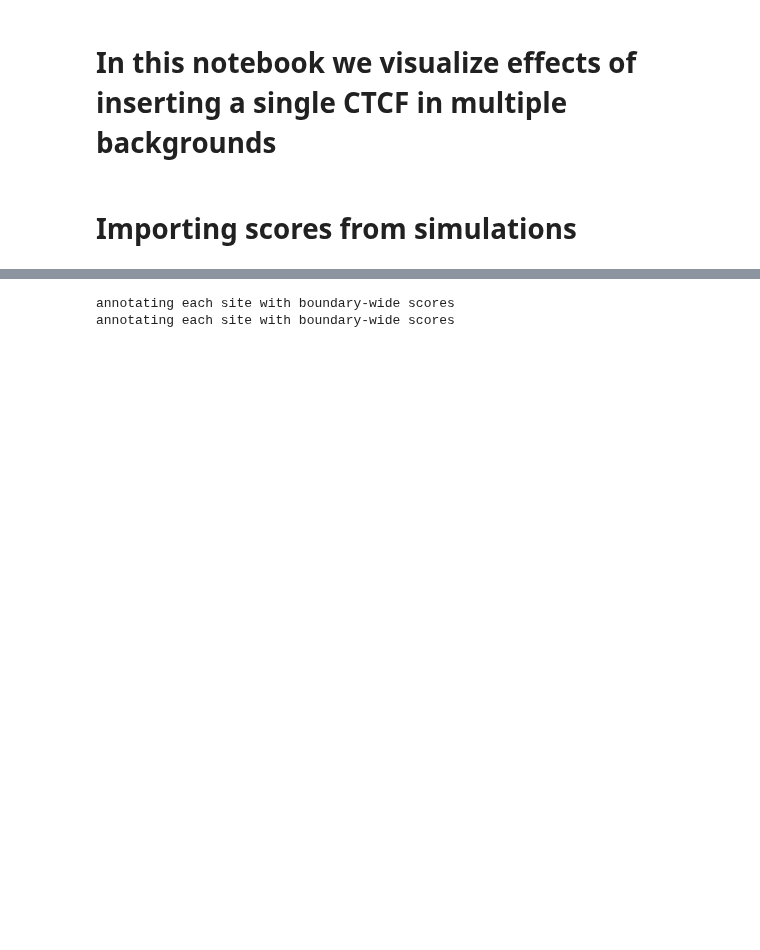
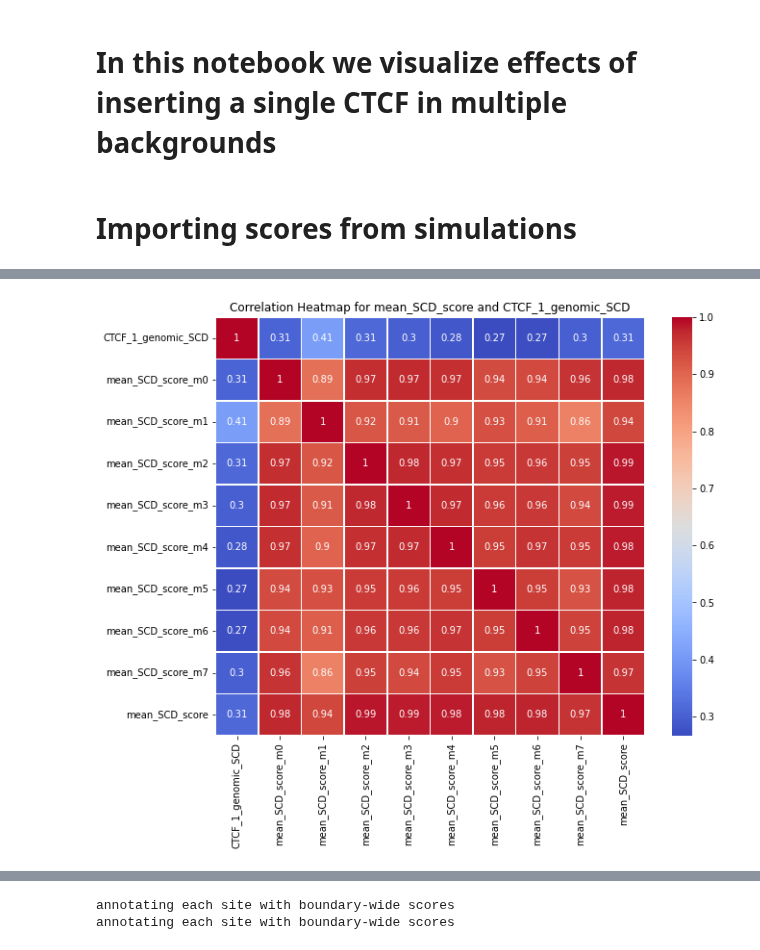
Before and after one commit to Fudenberg-Research-Group/akita_utils, a Jupyter notebook: bin/insert_experiments/analysis/CTCF_motif_deletion_vs_insertion.ipynb, the cells around one changed output, grey strips where cells are left out. Drawn from its saved outputs; the diff is of its cells as text; code cells hidden in the pictures; blank space fills up the shorter version.

```diff
--- a/bin/insert_experiments/analysis/CTCF_motif_deletion_vs_insertion.ipynb
+++ b/bin/insert_experiments/analysis/CTCF_motif_deletion_vs_insertion.ipynb
@@ -61,11 +61,11 @@ def load_data(h5_dirs, scd_stats, models=[1]):
 
         return merged_df.reset_index(drop=True)
 # %%
-uniformly_selcted_model2_motifs_h5_dirs = (
- # "/scratch1/kamulege/insert_experiments/12_uniformly_selcted_model2_motifs/*/*/*.h5"
-    "/scratch1/kamulege/insert_experiments/11_uniformly_selcted_model6_motifs_v2/*/*/*.h5"
-)
-
+uniformly_selcted_model2_motifs_h5_dirs = ("/scratch1/kamulege/insert_experiments/11_uniformly_selcted_model6_motifs_v2/*/*/*.h5")
 uniformly_selcted_model2_motifs_df = load_data(uniformly_selcted_model2_motifs_h5_dirs, scd_stats=["SCD", "SSD"], models=[2,3,4,5,6,7])
 
-# uniformly_selcted_model2_motifs_df
+model0_strong_30_h5_dirs = ("/scratch1/kamulege/insert_experiments/model0_strong_30/*/*/*.h5")
+model0_strong_30_motifs_df = load_data(model0_strong_30_h5_dirs, scd_stats=["SCD", "SSD"], models=[0,1,2,3,4,5,6,7])
+
+model0_uniform_100_h5_dirs = ("/scratch1/kamulege/insert_experiments/model0_uniform_100/*/*/*.h5")
+model0_uniform_100_motifs_df = load_data(model0_uniform_100_h5_dirs, scd_stats=["SCD", "SSD"], models=[0,1,2,3,4,5,6,7])
@@ -116,3 +143,21 @@ plt.show()
 # %%
-# [i for i in range(-1000,1050,50)]
+import seaborn as sns
+import matplotlib.pyplot as plt
+
+data = motifs_df
+
+# Filter columns that contain "mean_SCD_score" and "CTCF_1_genomic_SCD" in their names
+columns_of_interest = [col for col in data.columns if "mean_SCD_score" in col or col == "CTCF_1_genomic_SCD"]
+data_selected = data[columns_of_interest]
+
+# Calculate correlation matrix
+correlation_matrix = data_selected.corr()
+
+# Create a heatmap of the correlation matrix
+plt.figure(figsize=(10, 8))
+sns.heatmap(correlation_matrix, annot=True, cmap="coolwarm", linewidths=0.5)
+plt.title("Correlation Heatmap for mean_SCD_score and CTCF_1_genomic_SCD")
+plt.show()
+# %% [output]
+[figure, added]
 # %%
```
Also changed, not shown: parts of 11 cells of this notebook, 2 other files.
